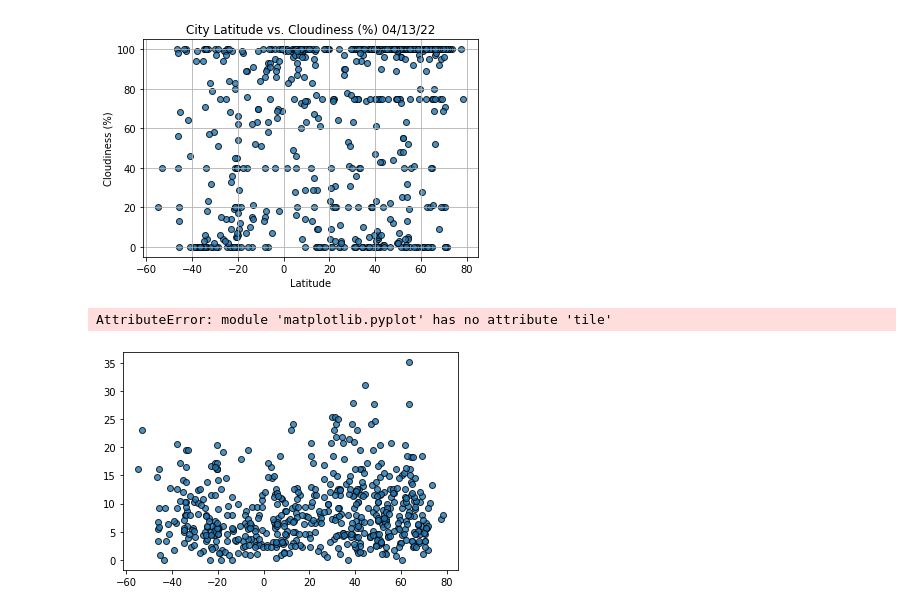
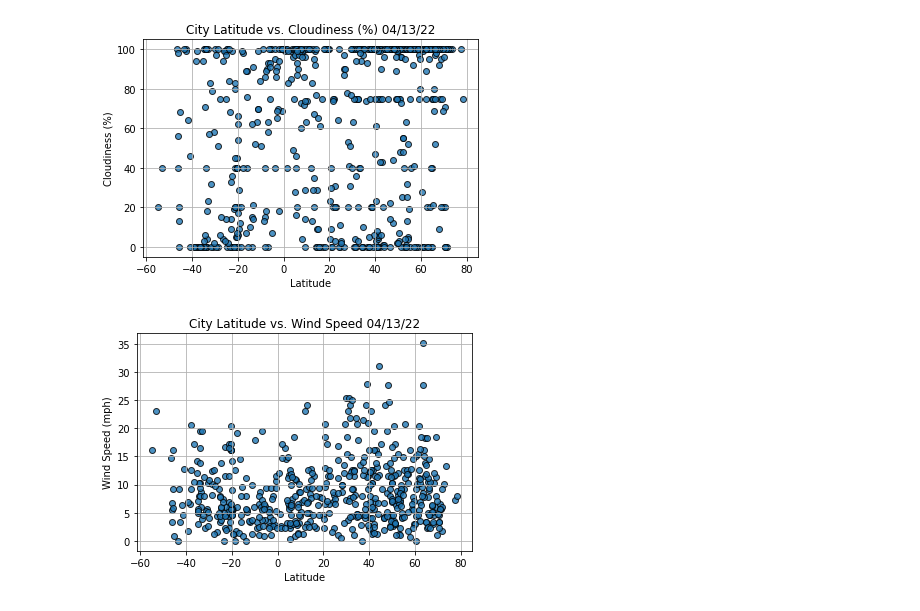
Before and after one commit to RyanJL18/World_Weather_Analysis, a Jupyter notebook: WeatherPy.ipynb, the cells around one changed output. Drawn from its saved outputs; the diff is of its cells as text; code cells hidden in the pictures.

```diff
--- a/WeatherPy.ipynb
+++ b/WeatherPy.ipynb
@@ -252,20 +252,19 @@ plt.show()
 # %%
 # Build the scatter plots for latitude vs wind speed.
 plt.scatter(lats,
            wind_speed,
            edgecolor="black", linewidths=1, marker="o",
            alpha=0.8, label="Cities")
 
 # Incoporate the other graph properties.
-plt.tile(f"City Latitude vs. Wind Speed "+ time.strftime("%x"))
+plt.title(f"City Latitude vs. Wind Speed "+ time.strftime("%x"))
 plt.ylabel("Wind Speed (mph)")
 plt.xlabel("Latitude")
 plt.grid(True)
 #Save the Figure
 plt.savefig("weather_data/Fig4.png")
 
 #Show Plot
 plt.show()
 # %% [output]
-AttributeError: module 'matplotlib.pyplot' has no attribute 'tile'
-[figure, old version]
+[figure, new version]
```
Also changed, not shown: parts of 10 cells of this notebook, 1 other file.
